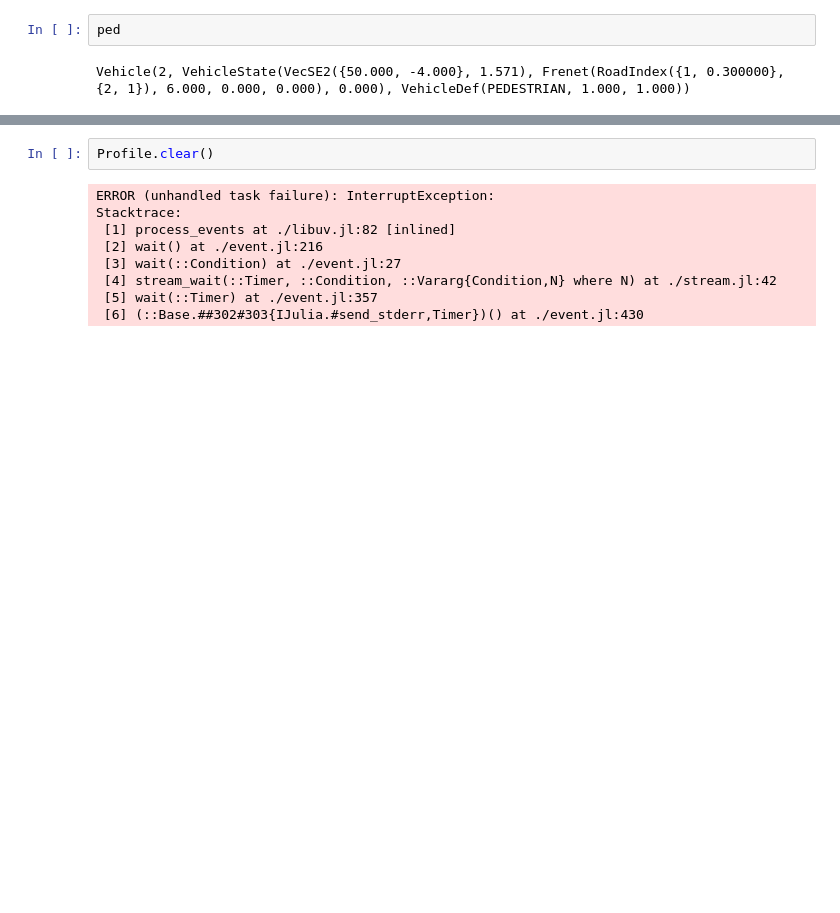
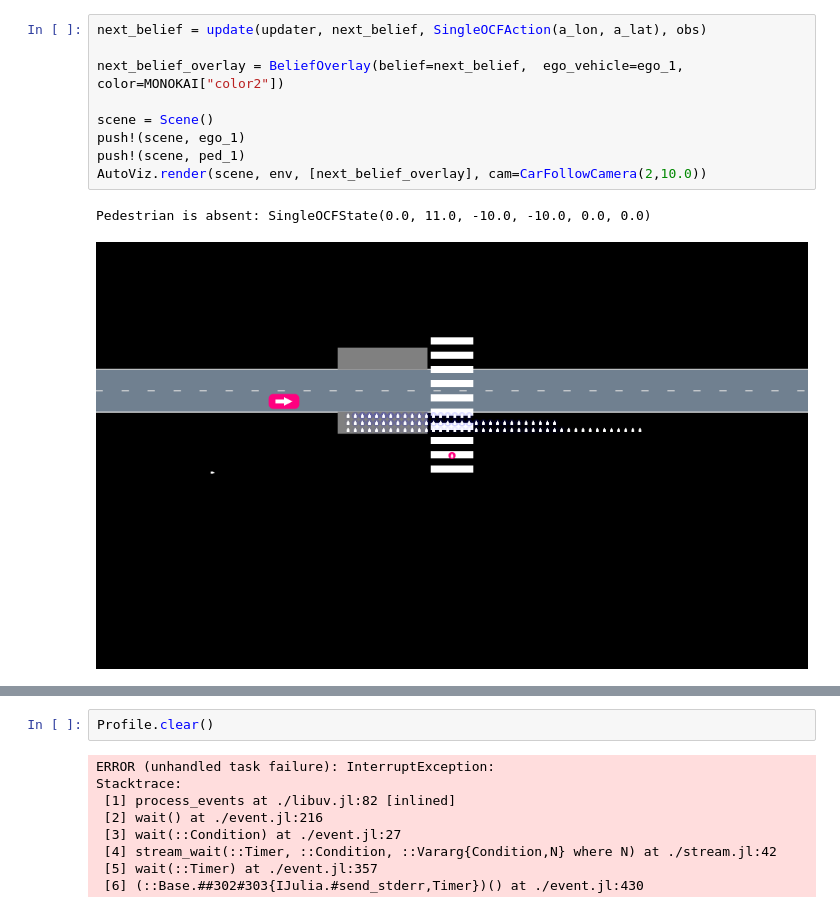
Before and after one commit to sisl/AutomotivePOMDPs.jl, a Jupyter notebook: docs/Transition_validation.ipynb, the cells around one changed output, grey strips where cells are left out. Cells and saved outputs as stored; diff of their text form; blank space fills up the shorter version.

```diff
--- a/docs/Transition_validation.ipynb
+++ b/docs/Transition_validation.ipynb
@@ -161,4 +171,12 @@ SingleOCFState(0.0, 11.0, 7.0, -4.0, 1.57, 0.5) 0.06195936327549624
-# %%
-ped
-# %% [output]
-Vehicle(2, VehicleState(VecSE2({50.000, -4.000}, 1.571), Frenet(RoadIndex({1, 0.300000}, {2, 1}), 6.000, 0.000, 0.000), 0.000), VehicleDef(PEDESTRIAN, 1.000, 1.000))
+# %%
+next_belief = update(updater, next_belief, SingleOCFAction(a_lon, a_lat), obs)
+
+next_belief_overlay = BeliefOverlay(belief=next_belief,  ego_vehicle=ego_1, color=MONOKAI["color2"])
+
+scene = Scene()
+push!(scene, ego_1)
+push!(scene, ped_1)
+AutoViz.render(scene, env, [next_belief_overlay], cam=CarFollowCamera(2,10.0))
+# %% [output]
+Pedestrian is absent: SingleOCFState(0.0, 11.0, -10.0, -10.0, 0.0, 0.0)
+[figure, added]
```
Also changed, not shown: parts of 11 cells of this notebook, 8 other files.
